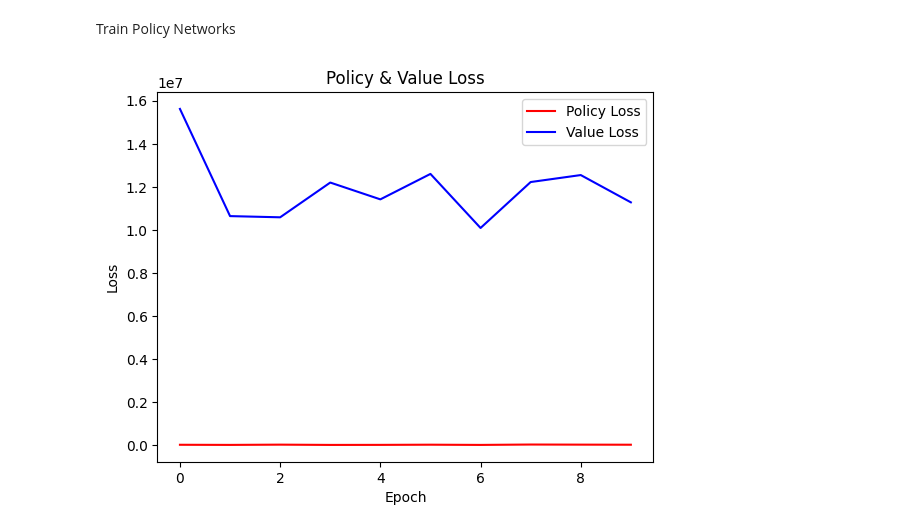
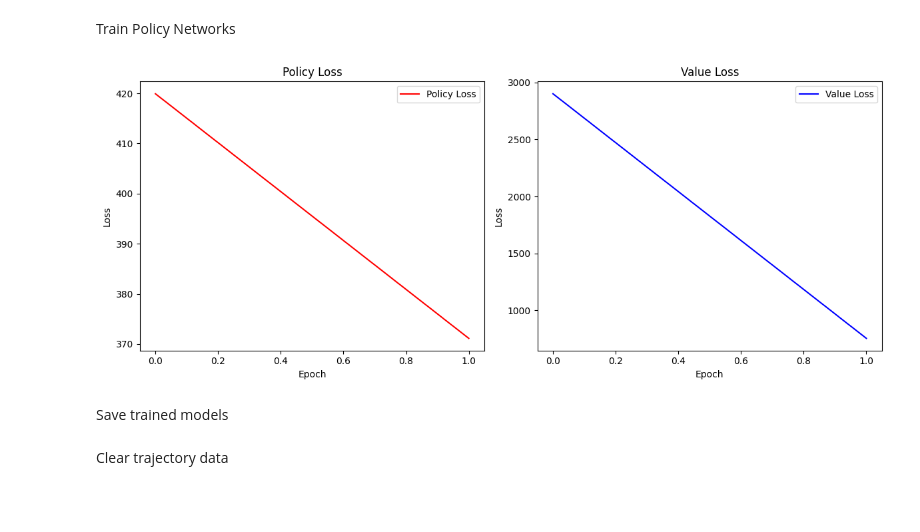
Before and after one commit to mattusuquen/AutonomousDriving, a Jupyter notebook: SelfDrivingCar.ipynb, the cells around one changed output. Cells and saved outputs as stored; diff of their text form; code cells hidden in the pictures; blank space fills up the shorter version.

```diff
--- a/SelfDrivingCar.ipynb
+++ b/SelfDrivingCar.ipynb
@@ -81,7 +81,7 @@ dataloader = DataLoader(dataset, batch_size=256, shuffle=True)
 Train value function
 # %%
 loss_function = nn.MSELoss()
-optimizer = optim.Adam(value_function.parameters(), lr=0.0001, weight_decay=0.0001)
+optimizer = optim.Adam(value_function.parameters(), lr=0.001)
 
 losses = []
 epochs = 25
@@ -127,7 +127,7 @@ turn_policy.to(device)
 value_function.to(device)
 
 policy_optimizer = optim.Adam(list(accel_policy.parameters())+list(turn_policy.parameters()),lr=0.0001)
-value_optimizer = optim.Adam(value_function.parameters(),lr=0.0001)
+value_optimizer = optim.Adam(value_function.parameters(),lr=0.001)
 
 
 epsilon = 0.2 # Clipping factor
@@ -135,7 +135,7 @@ epsilon = 0.2 # Clipping factor
 policy_losses = []
 value_losses = []
 
-epochs = 10
+epochs = 2
 
 for epoch in range(epochs):
     for inputs_batch, outputs_batch, actions_batch in dataloader:
@@ -180,43 +180,61 @@ for epoch in range(epochs):
         pi = accel_dist.log_prob(accelerations)*turn_dist.log_prob(turns)
         pi_old = accel_dist_old.log_prob(accelerations)*turn_dist_old.log_prob(turns)
 
         # Calculate probability ratios
         ratios = pi / pi_old
 
         # Compute PPO loss
         surr1 = ratios * advantages
         surr2 = torch.clamp(ratios, 1 - epsilon, 1 + epsilon) * advantages # Clipping
         ppo_loss = -torch.min(surr1,surr2).mean()
 
         # Update policy net
         policy_optimizer.zero_grad()
         ppo_loss.backward()
         policy_optimizer.step()
 
         # Update value network
         value_loss = nn.MSELoss()(values,outputs_batch)
         value_optimizer.zero_grad()
         value_loss.backward()
         value_optimizer.step()
 
     policy_losses.append(ppo_loss.item())
     value_losses.append(value_loss.item())
 
-# Graph loss
-plt.title('Policy & Value Loss')
-plt.plot(policy_losses,color='r',label='Policy Loss')
-plt.plot(value_losses,color='b',label='Value Loss')
+# Plotting side-by-side graphs
+plt.figure(figsize=(12, 5))
+
+# Policy Loss plot
+plt.subplot(1, 2, 1)
+plt.plot(policy_losses, color='r', label='Policy Loss')
+plt.title('Policy Loss')
 plt.xlabel("Epoch")
 plt.ylabel("Loss")
 plt.legend()
+
+# Value Loss plot
+plt.subplot(1, 2, 2)
+plt.plot(value_losses, color='b', label='Value Loss')
+plt.title('Value Loss')
+plt.xlabel("Epoch")
+plt.ylabel("Loss")
+plt.legend()
+
+# Display the graphs
+plt.tight_layout()
 plt.show()
 # %% [output]
-[figure, old version]
+[figure, new version]
+# %% [markdown]
+Save trained models
 # %%
 # Save models
 torch.save(accel_policy.state_dict(), acceleration_path)
 torch.save(turn_policy.state_dict(), turn_path)
 torch.save(value_function.state_dict(), value_path)
+# %% [markdown]
+Clear trajectory data
 # %%
 # Load the CSV to get the columns
 trajectories = pd.read_csv(trajectories_file)
```
Also changed, not shown: parts of 1 cell of this notebook, 7 other files.
